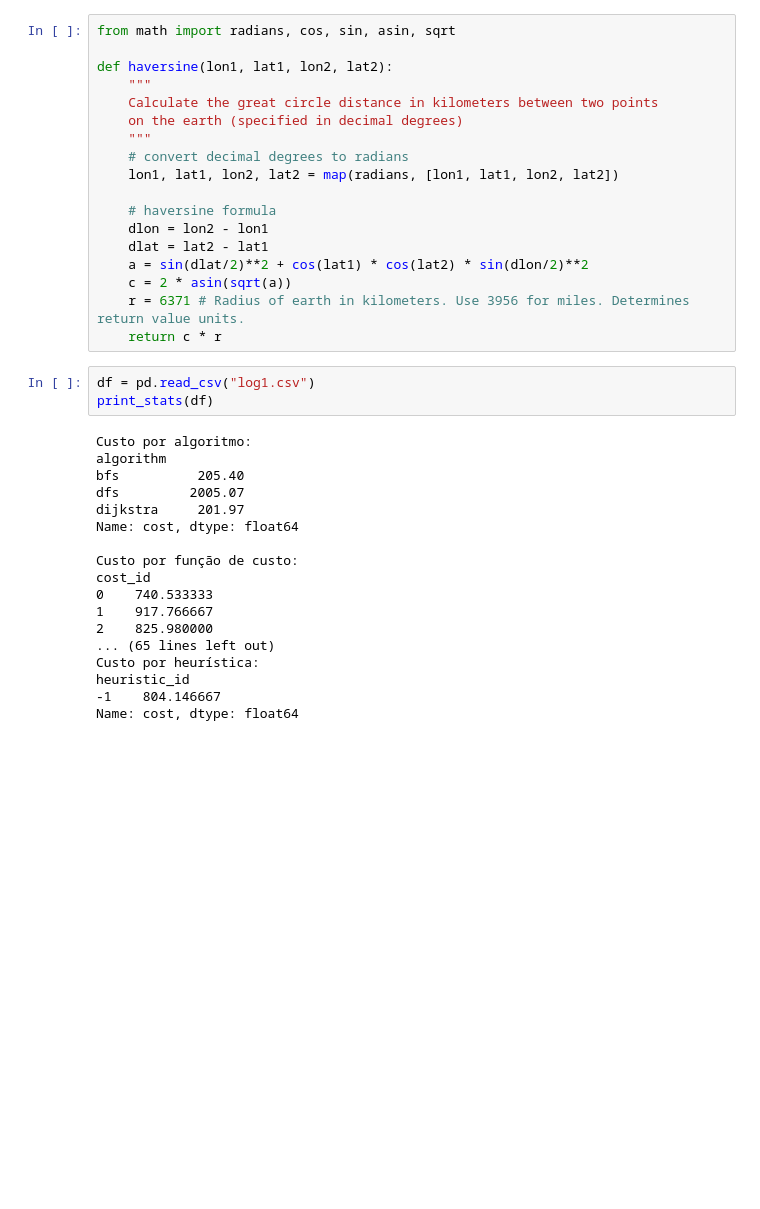
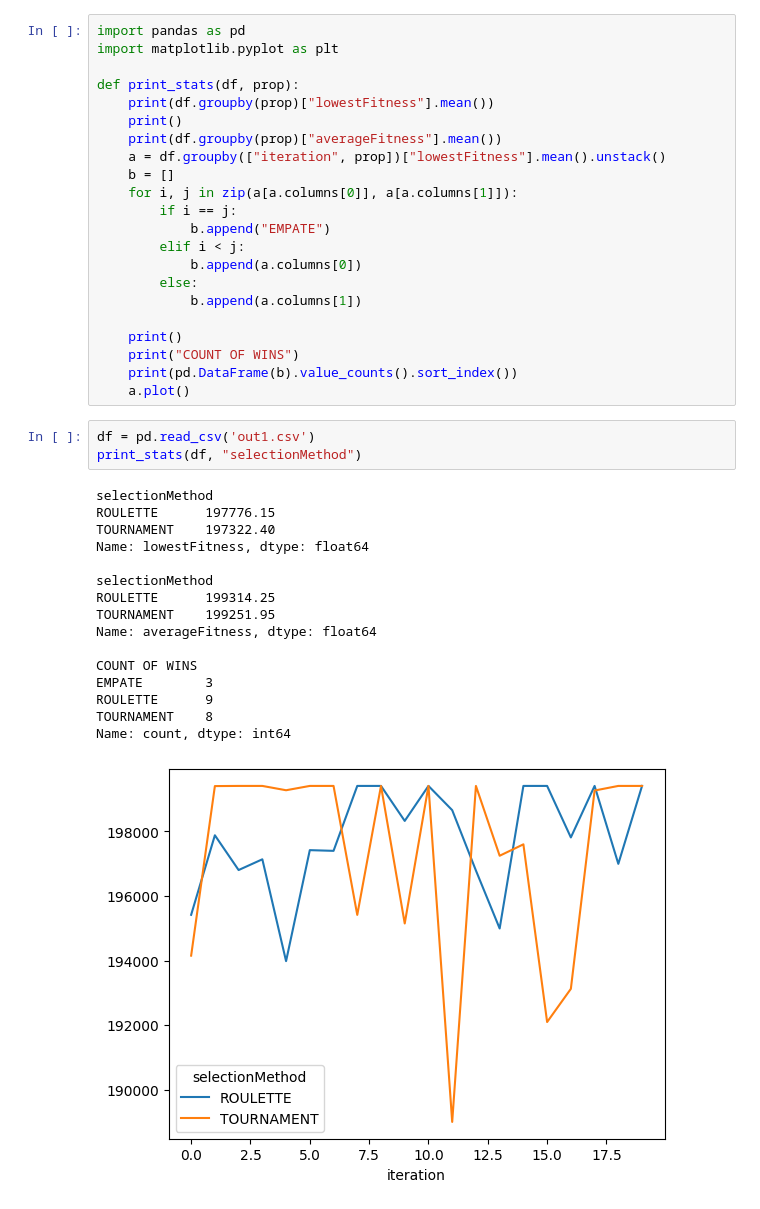
Before and after one commit to fagner02/Genetic-Algorithm, a Jupyter notebook: .ipynb, the cells around one changed output. Saved outputs shown, nothing was run; the diff lists cells and outputs as text; blank space fills up the shorter version.

Commit message:
refactor: update GeneticAlgorithm parameters and experiment functions with matrix handling

```diff
--- a/.ipynb
+++ b/.ipynb
@@ -28,39 +1,42 @@ def print_stats(df):
-# %%
-from math import radians, cos, sin, asin, sqrt
-
-def haversine(lon1, lat1, lon2, lat2):
-    """
-    Calculate the great circle distance in kilometers between two points
-    on the earth (specified in decimal degrees)
-    """
-    # convert decimal degrees to radians
-    lon1, lat1, lon2, lat2 = map(radians, [lon1, lat1, lon2, lat2])
-
-    # haversine formula
-    dlon = lon2 - lon1
-    dlat = lat2 - lat1
-    a = sin(dlat/2)**2 + cos(lat1) * cos(lat2) * sin(dlon/2)**2
-    c = 2 * asin(sqrt(a))
-    r = 6371 # Radius of earth in kilometers. Use 3956 for miles. Determines return value units.
-    return c * r
+# %%
+import pandas as pd
+import matplotlib.pyplot as plt
+
+def print_stats(df, prop):
+    print(df.groupby(prop)["lowestFitness"].mean())
+    print()
+    print(df.groupby(prop)["averageFitness"].mean())
+    a = df.groupby(["iteration", prop])["lowestFitness"].mean().unstack()
+    b = []
+    for i, j in zip(a[a.columns[0]], a[a.columns[1]]):
+        if i == j:
+            b.append("EMPATE")
+        elif i < j:
+            b.append(a.columns[0])
+        else:
+            b.append(a.columns[1])
+
+    print()
+    print("COUNT OF WINS")
+    print(pd.DataFrame(b).value_counts().sort_index())
+    a.plot()
 # %%
-df = pd.read_csv("log1.csv")
-print_stats(df)
+df = pd.read_csv('out1.csv')
+print_stats(df, "selectionMethod")
 # %% [output]
-Custo por algoritmo:
-algorithm
-bfs          205.40
-dfs         2005.07
-dijkstra     201.97
-Name: cost, dtype: float64
+selectionMethod
+ROULETTE      197776.15
+TOURNAMENT    197322.40
+Name: lowestFitness, dtype: float64
 
-Custo por função de custo:
-cost_id
-0    740.533333
-1    917.766667
-2    825.980000
-... (65 lines left out)
-Custo por heurística:
-heuristic_id
--1    804.146667
-Name: cost, dtype: float64
+selectionMethod
+ROULETTE      199314.25
+TOURNAMENT    199251.95
+Name: averageFitness, dtype: float64
+
+COUNT OF WINS
+EMPATE        3
+ROULETTE      9
+TOURNAMENT    8
+Name: count, dtype: int64
+[figure, added]
```
Also changed, not shown: parts of 6 cells of this notebook, 7 other files.
